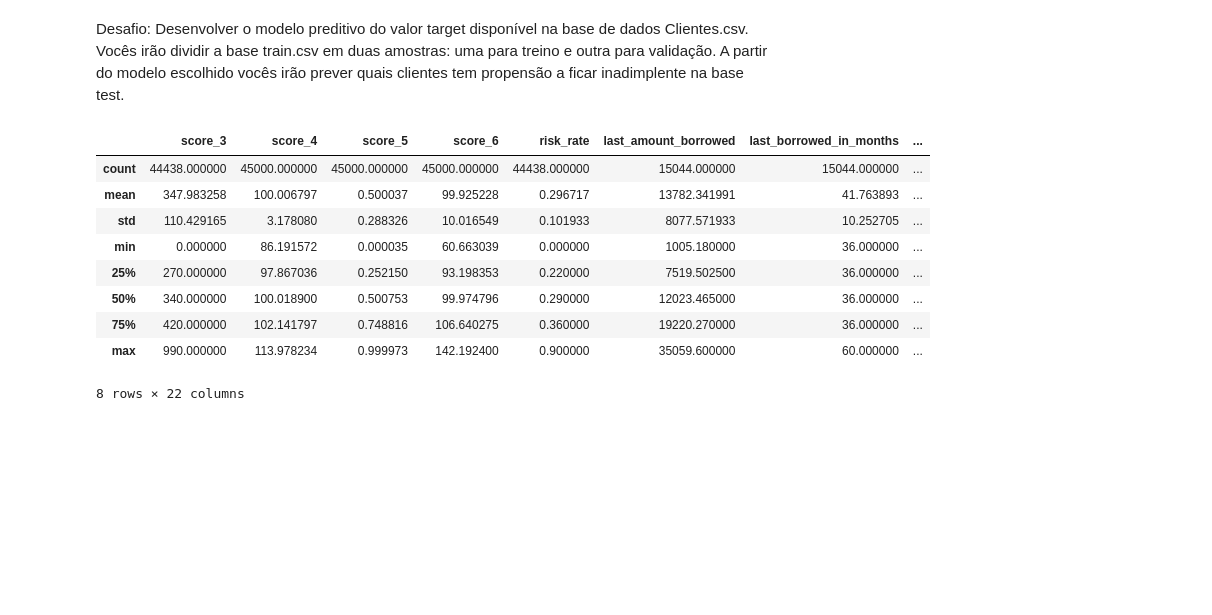
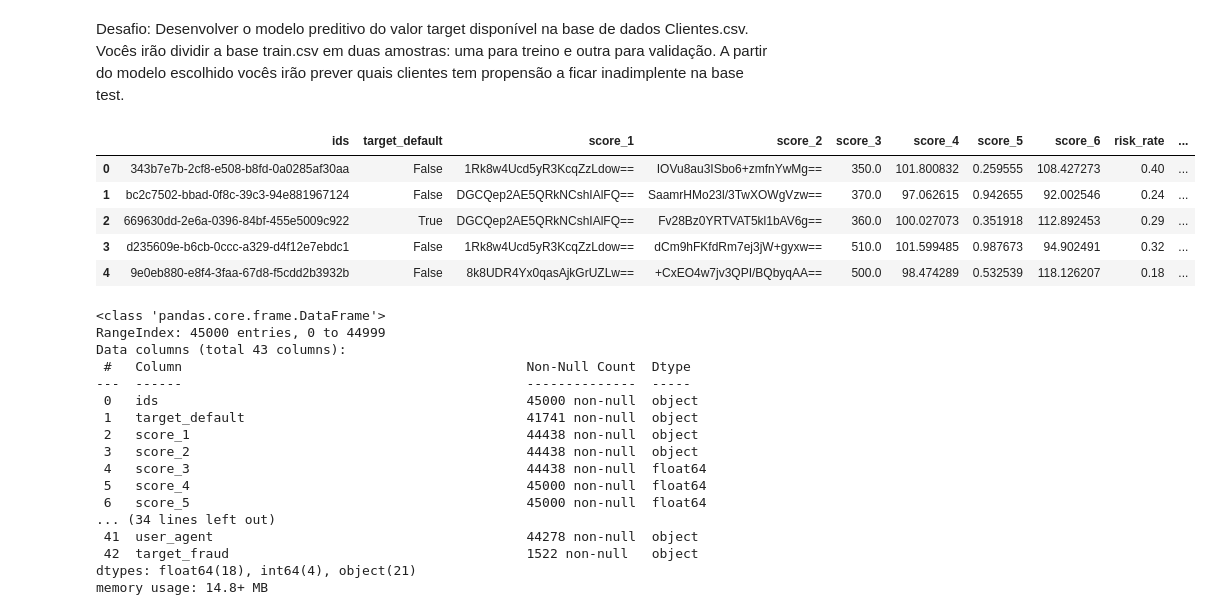
Before and after one commit to MBA-IA-GROUP-A/Case-DinDinAgora-Disciplina-Conceitos-de-Estatistica, a Jupyter notebook: trabalho.ipynb, the cells around one changed output. Cells and saved outputs as stored; diff of their text form; code cells hidden in the pictures; blank space fills up the shorter version.

```diff
--- a/trabalho.ipynb
+++ b/trabalho.ipynb
@@ -13,15 +15,32 @@ A partir do modelo escolhido vocês irão prever quais clientes tem propensão a
 inadimplente na base test.
 # %%
 data = pd.read_csv("./clientes.csv", sep=",")
-data.describe()
+pd.set_option('display.max_columns', None)
+data.head(5)
 # %% [output]
-|  | score_3 | score_4 | score_5 | score_6 | risk_rate | last_amount_borrowed | last_borrowed_in_months | ... |
-| count | 44438.000000 | 45000.000000 | 45000.000000 | 45000.000000 | 44438.000000 | 15044.000000 | 15044.000000 | ... |
-| mean | 347.983258 | 100.006797 | 0.500037 | 99.925228 | 0.296717 | 13782.341991 | 41.763893 | ... |
-| std | 110.429165 | 3.178080 | 0.288326 | 10.016549 | 0.101933 | 8077.571933 | 10.252705 | ... |
-| min | 0.000000 | 86.191572 | 0.000035 | 60.663039 | 0.000000 | 1005.180000 | 36.000000 | ... |
-| 25% | 270.000000 | 97.867036 | 0.252150 | 93.198353 | 0.220000 | 7519.502500 | 36.000000 | ... |
-| 50% | 340.000000 | 100.018900 | 0.500753 | 99.974796 | 0.290000 | 12023.465000 | 36.000000 | ... |
-| 75% | 420.000000 | 102.141797 | 0.748816 | 106.640275 | 0.360000 | 19220.270000 | 36.000000 | ... |
-| max | 990.000000 | 113.978234 | 0.999973 | 142.192400 | 0.900000 | 35059.600000 | 60.000000 | ... |
+|  | ids | target_default | score_1 | score_2 | score_3 | score_4 | score_5 | score_6 | risk_rate | ... |
+| 0 | 343b7e7b-2cf8-e508-b8fd-0a0285af30aa | False | 1Rk8w4Ucd5yR3KcqZzLdow== | IOVu8au3ISbo6+zmfnYwMg== | 350.0 | 101.800832 | 0.259555 | 108.427273 | 0.40 | ... |
+| 1 | bc2c7502-bbad-0f8c-39c3-94e881967124 | False | DGCQep2AE5QRkNCshIAlFQ== | SaamrHMo23l/3TwXOWgVzw== | 370.0 | 97.062615 | 0.942655 | 92.002546 | 0.24 | ... |
+| 2 | 669630dd-2e6a-0396-84bf-455e5009c922 | True | DGCQep2AE5QRkNCshIAlFQ== | Fv28Bz0YRTVAT5kl1bAV6g== | 360.0 | 100.027073 | 0.351918 | 112.892453 | 0.29 | ... |
+| 3 | d235609e-b6cb-0ccc-a329-d4f12e7ebdc1 | False | 1Rk8w4Ucd5yR3KcqZzLdow== | dCm9hFKfdRm7ej3jW+gyxw== | 510.0 | 101.599485 | 0.987673 | 94.902491 | 0.32 | ... |
+| 4 | 9e0eb880-e8f4-3faa-67d8-f5cdd2b3932b | False | 8k8UDR4Yx0qasAjkGrUZLw== | +CxEO4w7jv3QPI/BQbyqAA== | 500.0 | 98.474289 | 0.532539 | 118.126207 | 0.18 | ... |
-8 rows × 22 columns
+# %%
+data.info()
+# %% [output]
+<class 'pandas.core.frame.DataFrame'>
+RangeIndex: 45000 entries, 0 to 44999
+Data columns (total 43 columns):
+ #   Column                                            Non-Null Count  Dtype
+---  ------                                            --------------  -----
+ 0   ids                                               45000 non-null  object
+ 1   target_default                                    41741 non-null  object
+ 2   score_1                                           44438 non-null  object
+ 3   score_2                                           44438 non-null  object
+ 4   score_3                                           44438 non-null  float64
+ 5   score_4                                           45000 non-null  float64
+ 6   score_5                                           45000 non-null  float64
+... (34 lines left out)
+ 41  user_agent                                        44278 non-null  object
+ 42  target_fraud                                      1522 non-null   object
+dtypes: float64(18), int64(4), object(21)
+memory usage: 14.8+ MB
```
Also changed, not shown: parts of 18 cells of this notebook.
